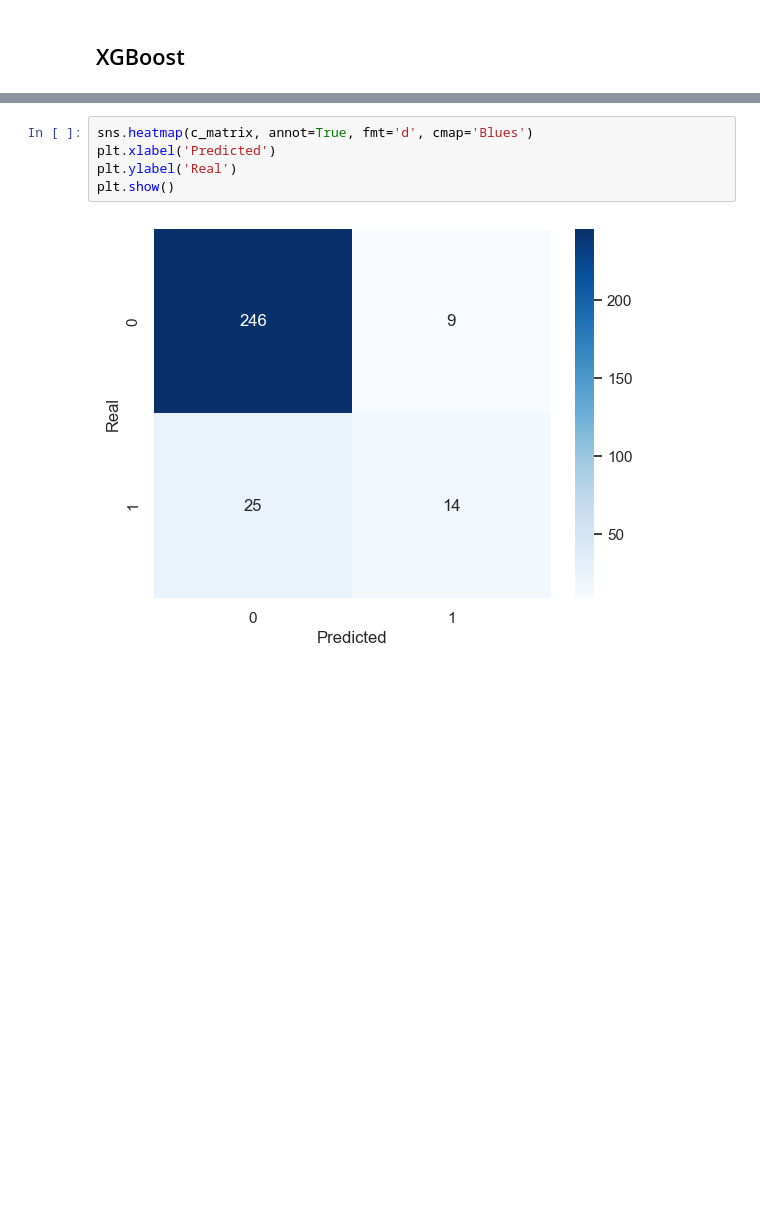
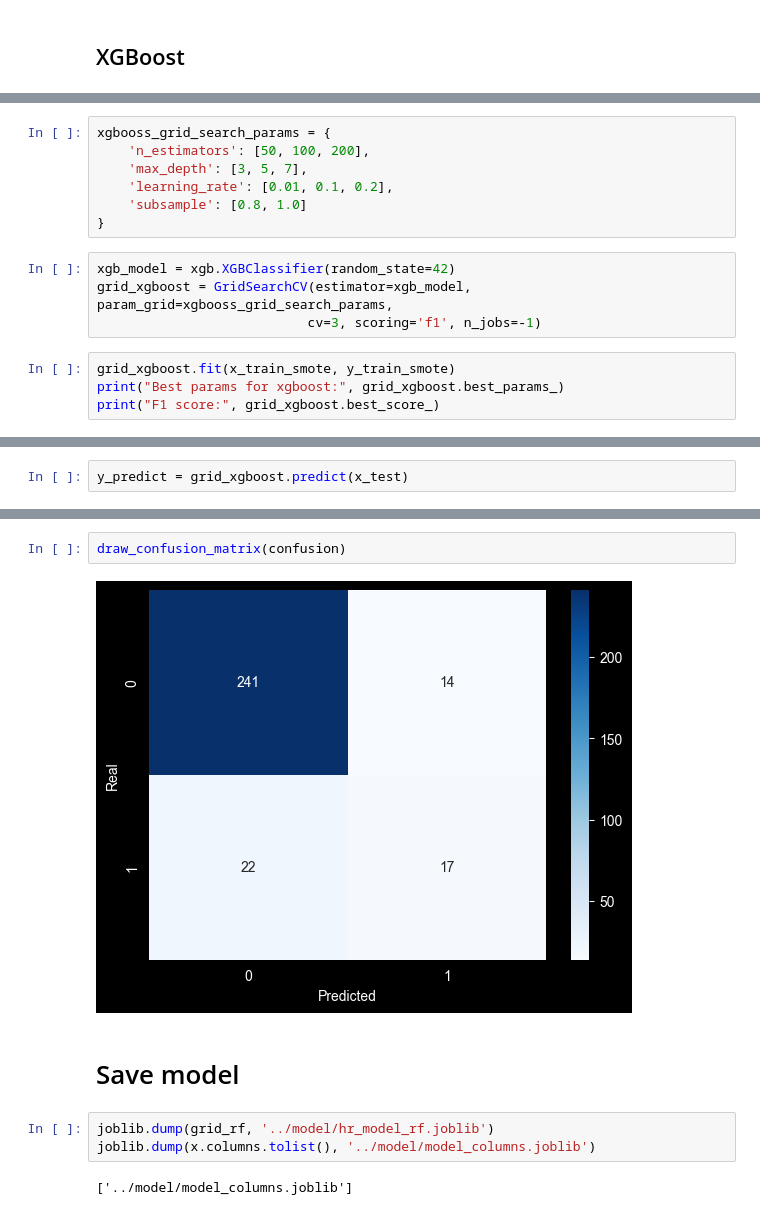
Before and after one commit to emreux/HR-Employee-Attrition, a Jupyter notebook: notebooks/HR-Employee-Attrition.ipynb, the cells around one changed output, grey strips where cells are left out. Cells and saved outputs as stored; diff of their text form; blank space fills up the shorter version.

Commit message:
Add grid search

```diff
--- a/notebooks/HR-Employee-Attrition.ipynb
+++ b/notebooks/HR-Employee-Attrition.ipynb
@@ -375,0 +387,15 @@ xgb_model.score(x_test, y_test)
+# %%
+xgbooss_grid_search_params = {
+    'n_estimators': [50, 100, 200],
+    'max_depth': [3, 5, 7],
+    'learning_rate': [0.01, 0.1, 0.2],
+    'subsample': [0.8, 1.0]
+}
+# %%
+xgb_model = xgb.XGBClassifier(random_state=42)
+grid_xgboost = GridSearchCV(estimator=xgb_model, param_grid=xgbooss_grid_search_params,
+                           cv=3, scoring='f1', n_jobs=-1)
+# %%
+grid_xgboost.fit(x_train_smote, y_train_smote)
+print("Best params for xgboost:", grid_xgboost.best_params_)
+print("F1 score:", grid_xgboost.best_score_)
@@ -376,3 +405,5 @@ xgb_model.score(x_test, y_test)
+# %%
+y_predict = grid_xgboost.predict(x_test)
 # %%
 confusion = confusion_matrix(y_test, y_predict)
 confusion
@@ -382,7 +413,11 @@ array([[246,   9],
-# %%
-sns.heatmap(c_matrix, annot=True, fmt='d', cmap='Blues')
-plt.xlabel('Predicted')
-plt.ylabel('Real')
-plt.show()
-# %% [output]
-[figure, removed]
+# %%
+draw_confusion_matrix(confusion)
+# %% [output]
+[figure, added]
+# %% [markdown]
+# Save model
+# %%
+joblib.dump(grid_rf, '../model/hr_model_rf.joblib')
+joblib.dump(x.columns.tolist(), '../model/model_columns.joblib')
+# %% [output]
+['../model/model_columns.joblib']
```
Also changed, not shown: parts of 30 cells of this notebook, 3 other files.
